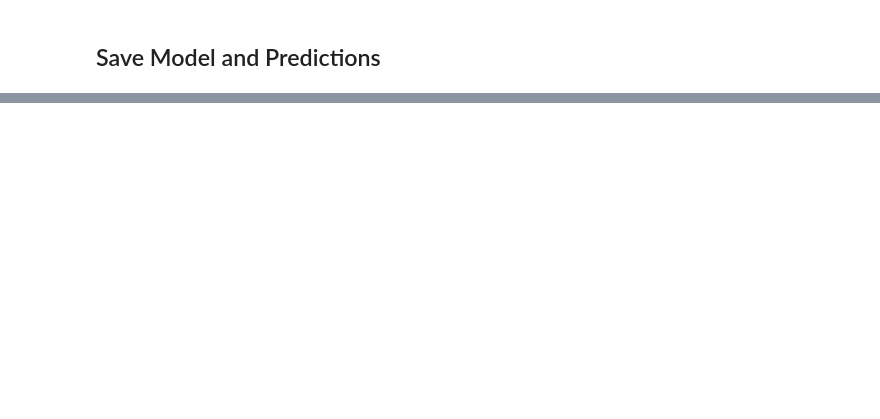
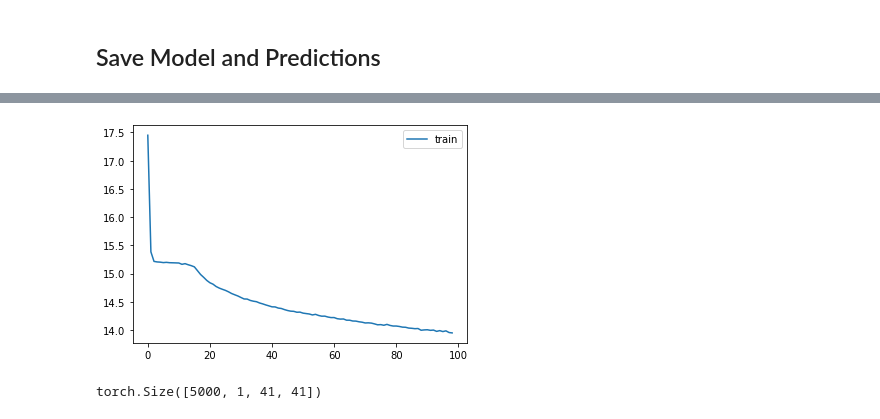
Before and after one commit to M-Harrington/SnowComp, a Jupyter notebook: src/sentinel_cnn.ipynb, the cells around one changed output, grey strips where cells are left out. Drawn from its saved outputs; the diff is of its cells as text; code cells hidden in the pictures; blank space fills up the shorter version.

```diff
--- a/src/sentinel_cnn.ipynb
+++ b/src/sentinel_cnn.ipynb
@@ -105,10 +176,6 @@ ylabs_meta = pd.read_csv(sent_path + "sent_ylabs_meta.csv")
 ### Merge back in y labels, mask NAs
 
 CHECK order not adjusted
-# %%
-trainfeat_meta = y_merger(trainfeat_meta, train_feat)
-testfeat_meta = y_merger(testfeat_meta, test)
-ylabs_meta = y_merger(ylabs_meta, train_y)
 # %%
 sentinel_ylabs, ylabs_meta = masker(sentinel_ylabs, ylabs_meta)
 sentinel_trainfeat, trainfeat_meta = masker(sentinel_trainfeat, trainfeat_meta)
@@ -404,0 +518,24 @@ plt.savefig(path +"sent_converge_alldata" + suffix+ ".png")
+# %%
+if pred_all:
+    train_loss = []
+
+    #@title Run net
+    for epoch in tqdm(range(int(N_EPOCHS*1.1))):
+        running_loss = 0.0
+        for i, data in enumerate(full_loader, 0):
+            optimizer.zero_grad()
+            inputs, labels = data[0].to(device), data[1].to(device)
+
+            outputs = my_nn(inputs).squeeze()
+            loss = criterion(outputs, labels)
+            loss.backward()
+            optimizer.step()
+
+            running_loss += loss.item()
+
+        train_loss.append(running_loss/train_rows)
+        print(epoch, '/', N_EPOCHS,
+              'complete, train:', round(np.sqrt(train_loss[-1]), 4),
+              "test:", round(np.sqrt(test_loss[-1]), 4) )
+
+    torch.cuda.empty_cache()
@@ -404,0 +560,13 @@ plt.savefig(path +"sent_converge_alldata" + suffix+ ".png")
+# %%
+if pred_all:
+    path = "C:/Users/Matt/Dropbox/SnowComp/RunGraphs/"
+
+    suffix = "_" + \
+        str(cdim1)+ "_" + str(cdim2)+ "_" +str(cdim3)+ "_" + str(kernel_sz)+ \
+        "_" + str(dropout)+ "_" + str(ldim)+ "_" + str(epoch) +"_" + str(lrate)
+
+    plt.plot(range(epoch+1), np.sqrt(train_loss), label ="train")
+    plt.legend()
+    plt.savefig(path +"sent" + suffix+ ".png")
+# %% [output]
+[figure, added]
@@ -404,0 +607,6 @@ plt.savefig(path +"sent_converge_alldata" + suffix+ ".png")
+# %%
+for images in sub_loader:
+    print(images[0].shape)
+    break
+# %% [output]
+torch.Size([5000, 1, 41, 41])
```
Also changed, not shown: parts of 31 cells of this notebook, 4 other files.
